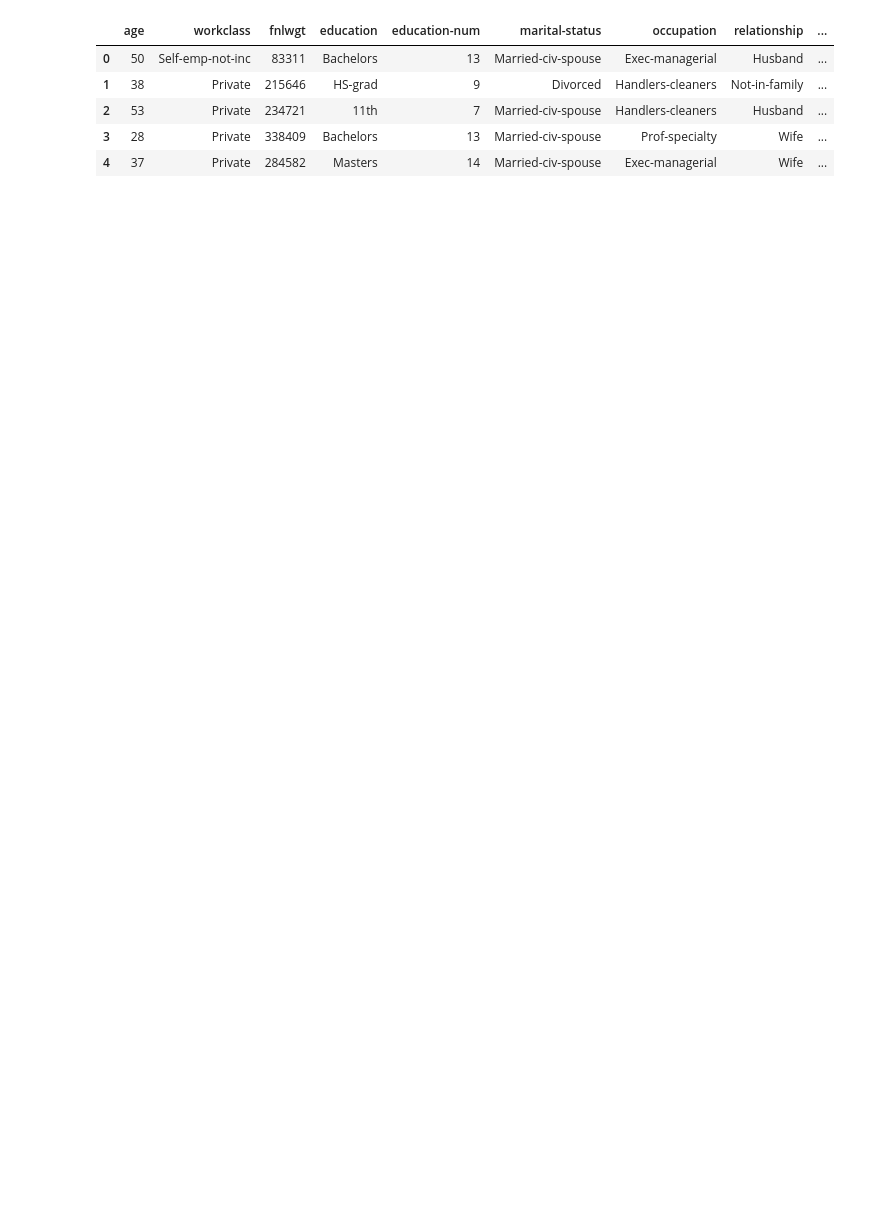
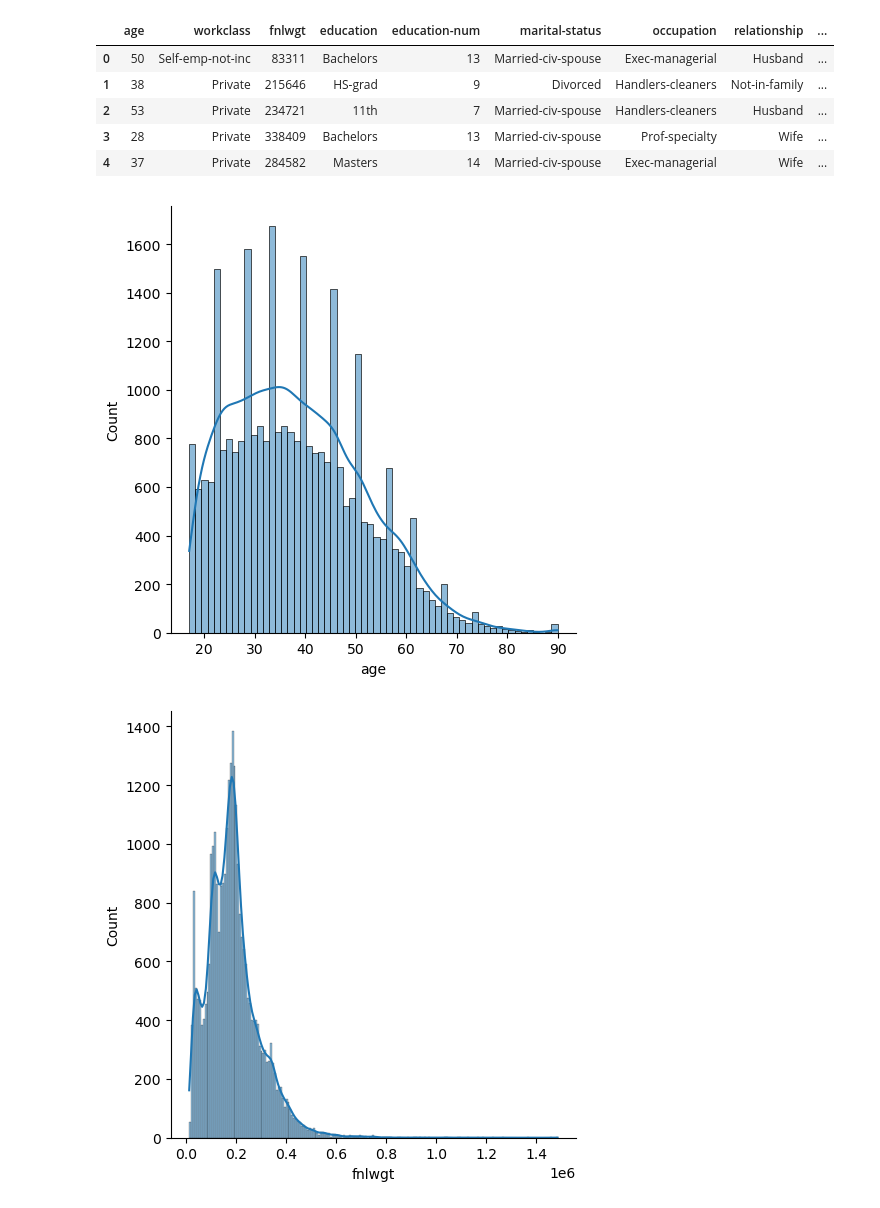
Before and after one commit to Shreyashchawda12/Census_Income, a Jupyter notebook: Notebook/EDA.ipynb, the cells around one changed output. Drawn from its saved outputs; the diff is of its cells as text; code cells hidden in the pictures; blank space fills up the shorter version.

```diff
--- a/Notebook/EDA.ipynb
+++ b/Notebook/EDA.ipynb
@@ -174,5 +223,9 @@ df.head()
 | 2 | 53 | Private | 234721 | 11th | 7 | Married-civ-spouse | Handlers-cleaners | Husband | ... |
 | 3 | 28 | Private | 338409 | Bachelors | 13 | Married-civ-spouse | Prof-specialty | Wife | ... |
 | 4 | 37 | Private | 284582 | Masters | 14 | Married-civ-spouse | Exec-managerial | Wife | ... |
-# %%
-df['income'] = df['income'].replace({'<=50K':0,'>50K':1},inplace=True)
+# %%
+for i in numerical_columns:
+    sns.displot(df[i],kde= True)
+# %% [output]
+[figure, added]
+[figure, added]
```
Also changed, not shown: parts of 21 cells of this notebook, 54 other files.
